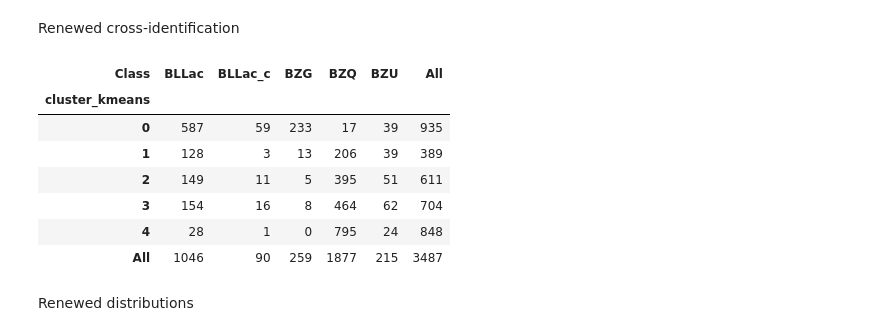
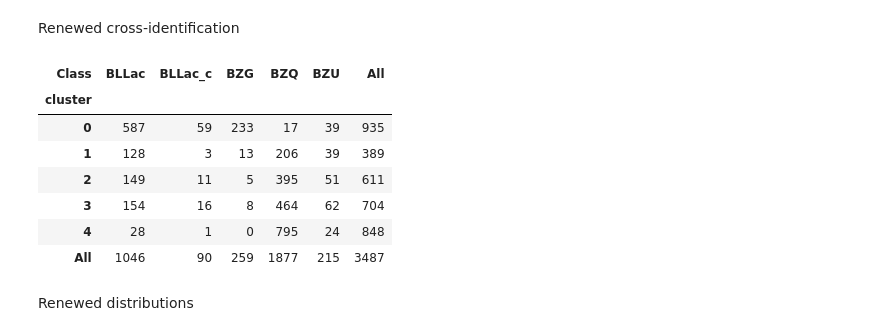
Before and after one commit to DKudryavtsev/BZCAT-Clustering, a Jupyter notebook: main_model.ipynb, the cells around one changed output. Saved outputs shown, nothing was run; the diff lists cells and outputs as text; code cells hidden in the pictures.

```diff
--- a/main_model.ipynb
+++ b/main_model.ipynb
@@ -730,19 +755,19 @@ V-measure: 0.722
 # %% [markdown]
 Reassigning cluster numbers so that they would correspond with the "no-nans" clustering.
 # %%
-bzcat_ppca['cluster_kmeans'].replace({1:0, 3:1, 4:2, 2:3, 0:4},
+bzcat_ppca['cluster'].replace({1:0, 3:1, 4:2, 2:3, 0:4},
                                            inplace=True)
 
-pca_features['cluster'] = bzcat_ppca['cluster_kmeans'].reset_index(drop=True)
+pca_features['cluster'] = bzcat_ppca['cluster'].reset_index(drop=True)
 # %% [markdown]
 Renewed cross-identification
 # %%
 pd.crosstab(
-    bzcat_ppca['cluster_kmeans'],
+    bzcat_ppca['cluster'],
     bzcat_ppca['Class'], margins=True)
 # %% [output]
 | Class | BLLac | BLLac_c | BZG | BZQ | BZU | All |
-| cluster_kmeans |  |  |  |  |  |  |
+| cluster |  |  |  |  |  |  |
 | 0 | 587 | 59 | 233 | 17 | 39 | 935 |
 | 1 | 128 | 3 | 13 | 206 | 39 | 389 |
 | 2 | 149 | 11 | 5 | 395 | 51 | 611 |
```
Also changed, not shown: parts of 33 cells of this notebook, 1 other file.
